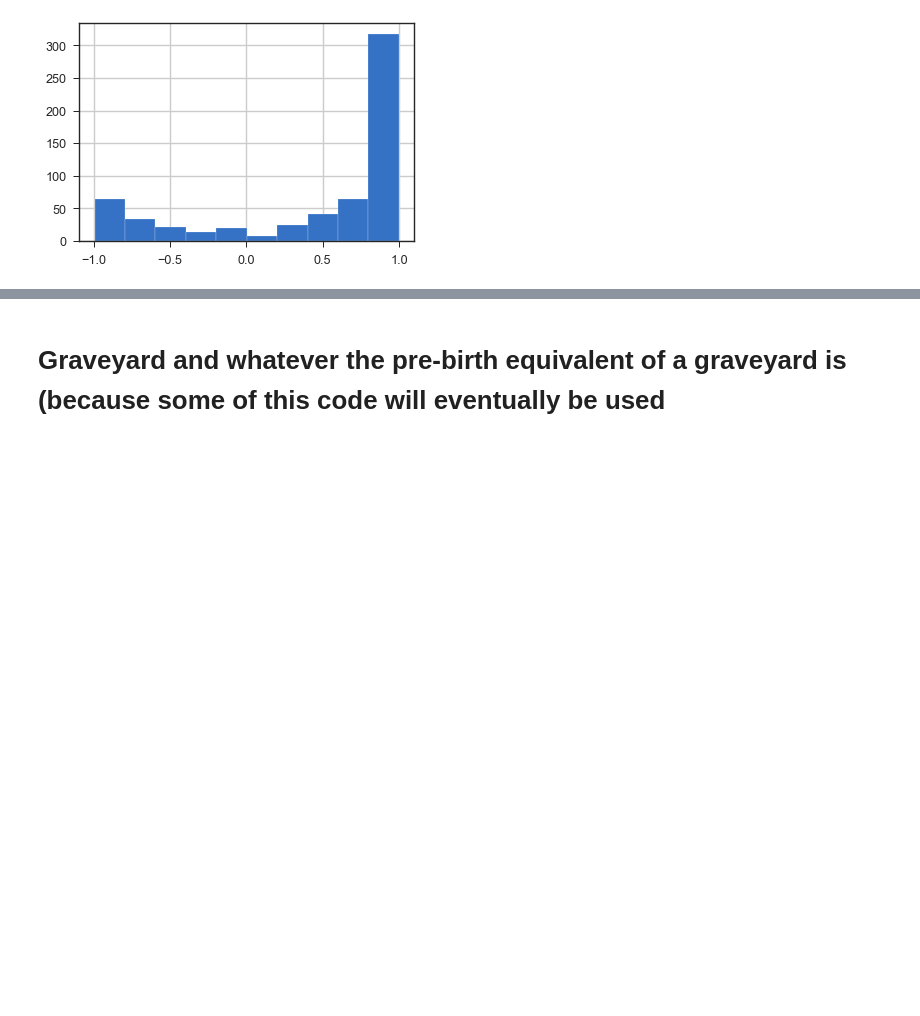
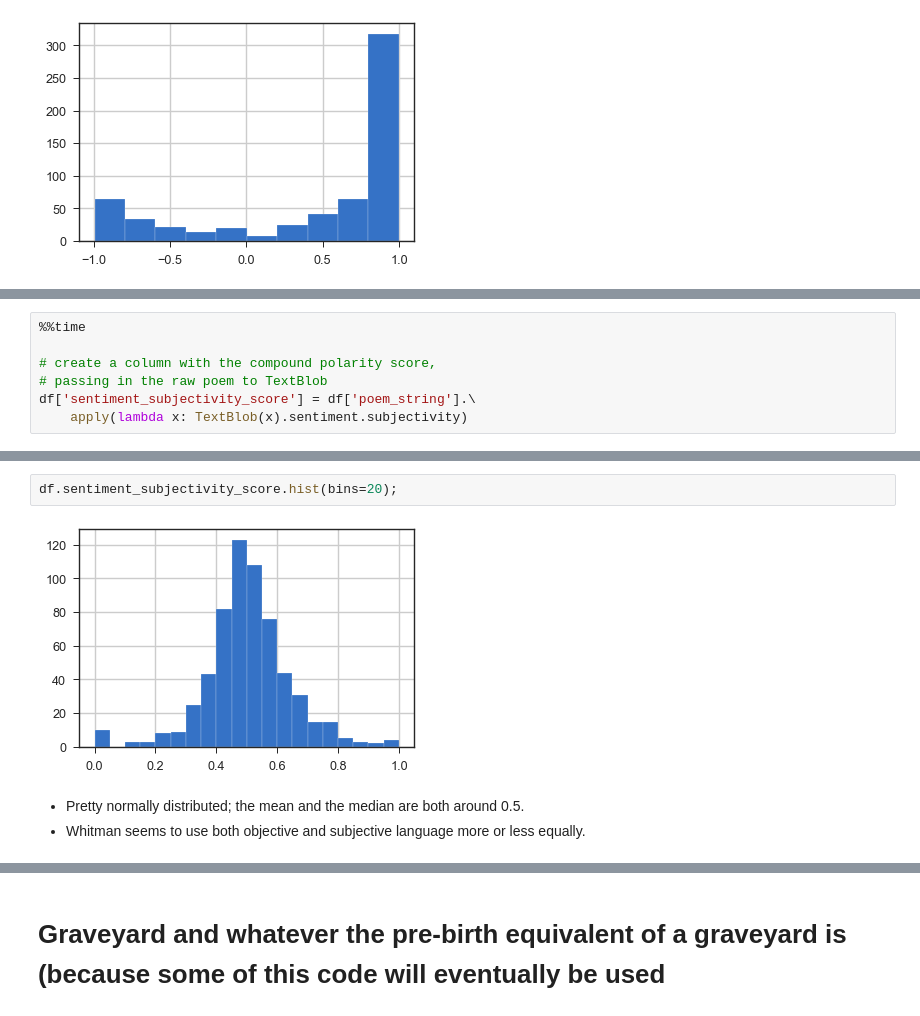
Before and after one commit to p-szymo/whitman_analysis, a Jupyter notebook: nlp_analysis.ipynb, the cells around one changed output, grey strips where cells are left out. Drawn from its saved outputs; the diff is of its cells as text; blank space fills up the shorter version.

```diff
--- a/nlp_analysis.ipynb
+++ b/nlp_analysis.ipynb
@@ -359,0 +369,7 @@ df.head()
+# %%
+%%time
+
+# create a column with the compound polarity score,
+# passing in the raw poem to TextBlob
+df['sentiment_subjectivity_score'] = df['poem_string'].\
+    apply(lambda x: TextBlob(x).sentiment.subjectivity)
@@ -359,0 +392,7 @@ df.head()
+# %%
+df.sentiment_subjectivity_score.hist(bins=20);
+# %% [output]
+[figure, added]
+# %% [markdown]
+- Pretty normally distributed; the mean and the median are both around 0.5.
+- Whitman seems to use both objective and subjective language more or less equally.
```
Also changed, not shown: parts of 96 cells of this notebook.
